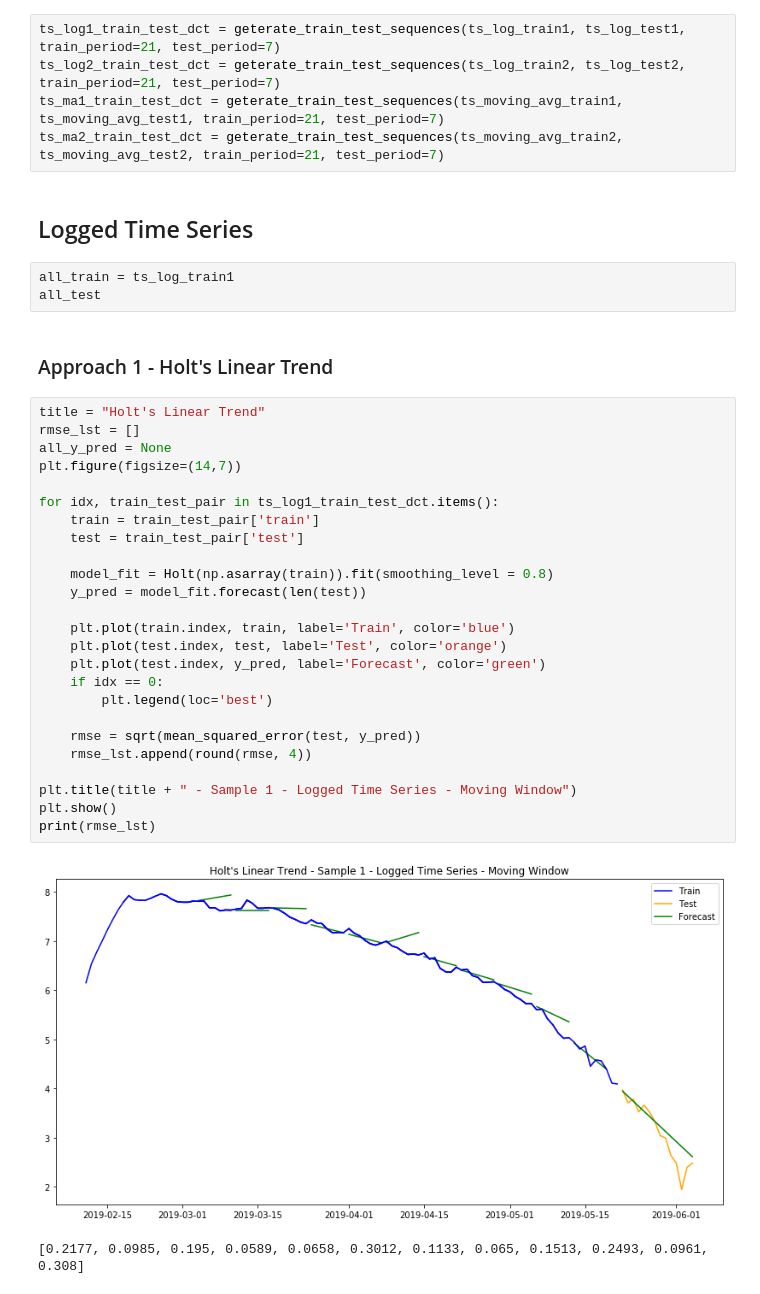
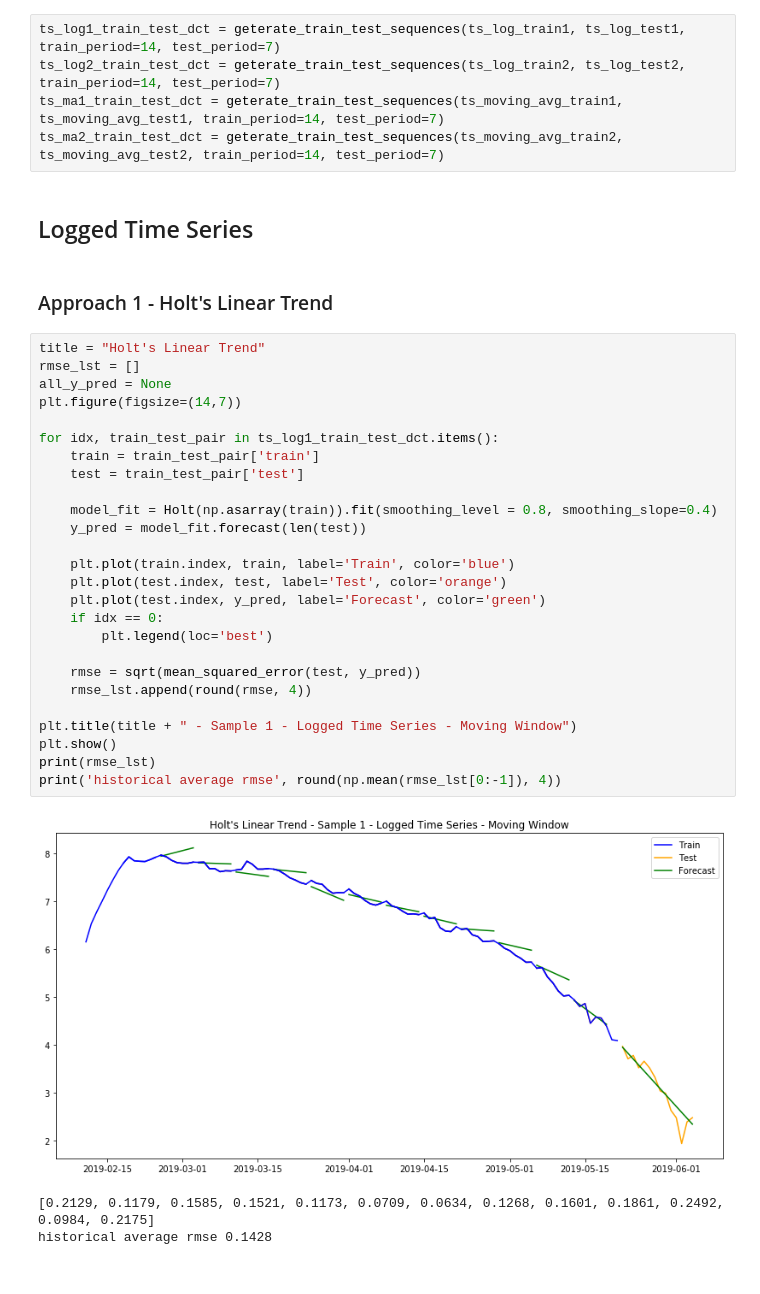
Before and after one commit to hanhanwu/Hanhan_Break_the_Limits, a Jupyter notebook: Bank_Fantasy/Golden_Bridge/forecast_moving_window.ipynb, the cells around one changed output. Drawn from its saved outputs; the diff is of its cells as text.

```diff
--- a/Bank_Fantasy/Golden_Bridge/forecast_moving_window.ipynb
+++ b/Bank_Fantasy/Golden_Bridge/forecast_moving_window.ipynb
@@ -109,42 +109,41 @@ def geterate_train_test_sequences(all_ts, forecast_ts, train_period, test_period
 
     return train_test_dct
 # %%
-ts_log1_train_test_dct = geterate_train_test_sequences(ts_log_train1, ts_log_test1, train_period=21, test_period=7)
-ts_log2_train_test_dct = geterate_train_test_sequences(ts_log_train2, ts_log_test2, train_period=21, test_period=7)
-ts_ma1_train_test_dct = geterate_train_test_sequences(ts_moving_avg_train1, ts_moving_avg_test1, train_period=21, test_period=7)
-ts_ma2_train_test_dct = geterate_train_test_sequences(ts_moving_avg_train2, ts_moving_avg_test2, train_period=21, test_period=7)
+ts_log1_train_test_dct = geterate_train_test_sequences(ts_log_train1, ts_log_test1, train_period=14, test_period=7)
+ts_log2_train_test_dct = geterate_train_test_sequences(ts_log_train2, ts_log_test2, train_period=14, test_period=7)
+ts_ma1_train_test_dct = geterate_train_test_sequences(ts_moving_avg_train1, ts_moving_avg_test1, train_period=14, test_period=7)
+ts_ma2_train_test_dct = geterate_train_test_sequences(ts_moving_avg_train2, ts_moving_avg_test2, train_period=14, test_period=7)
 # %% [markdown]
 ## Logged Time Series
-# %%
-all_train = ts_log_train1
-all_test
 # %% [markdown]
 ### Approach 1 - Holt's Linear Trend
 # %%
 title = "Holt's Linear Trend"
 rmse_lst = []
 all_y_pred = None
 plt.figure(figsize=(14,7))
 
 for idx, train_test_pair in ts_log1_train_test_dct.items():
     train = train_test_pair['train']
     test = train_test_pair['test']
 
-    model_fit = Holt(np.asarray(train)).fit(smoothing_level = 0.8)
+    model_fit = Holt(np.asarray(train)).fit(smoothing_level = 0.8, smoothing_slope=0.4)
     y_pred = model_fit.forecast(len(test))
 
     plt.plot(train.index, train, label='Train', color='blue')
     plt.plot(test.index, test, label='Test', color='orange')
     plt.plot(test.index, y_pred, label='Forecast', color='green')
     if idx == 0:
         plt.legend(loc='best')
 
     rmse = sqrt(mean_squared_error(test, y_pred))
     rmse_lst.append(round(rmse, 4))
 
 plt.title(title + " - Sample 1 - Logged Time Series - Moving Window")
 plt.show()
 print(rmse_lst)
+print('historical average rmse', round(np.mean(rmse_lst[0:-1]), 4))
 # %% [output]
-[figure, old version]
+[figure, new version]
-[0.2177, 0.0985, 0.195, 0.0589, 0.0658, 0.3012, 0.1133, 0.065, 0.1513, 0.2493, 0.0961, 0.308]
+[0.2129, 0.1179, 0.1585, 0.1521, 0.1173, 0.0709, 0.0634, 0.1268, 0.1601, 0.1861, 0.2492, 0.0984, 0.2175]
+historical average rmse 0.1428
```
Also changed, not shown: parts of 20 cells of this notebook.
